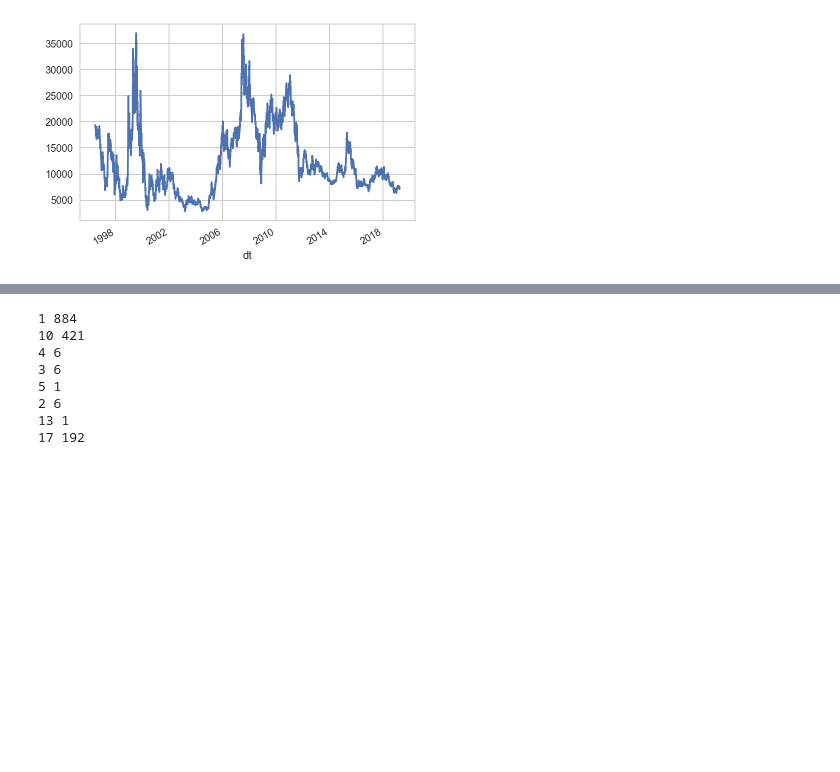
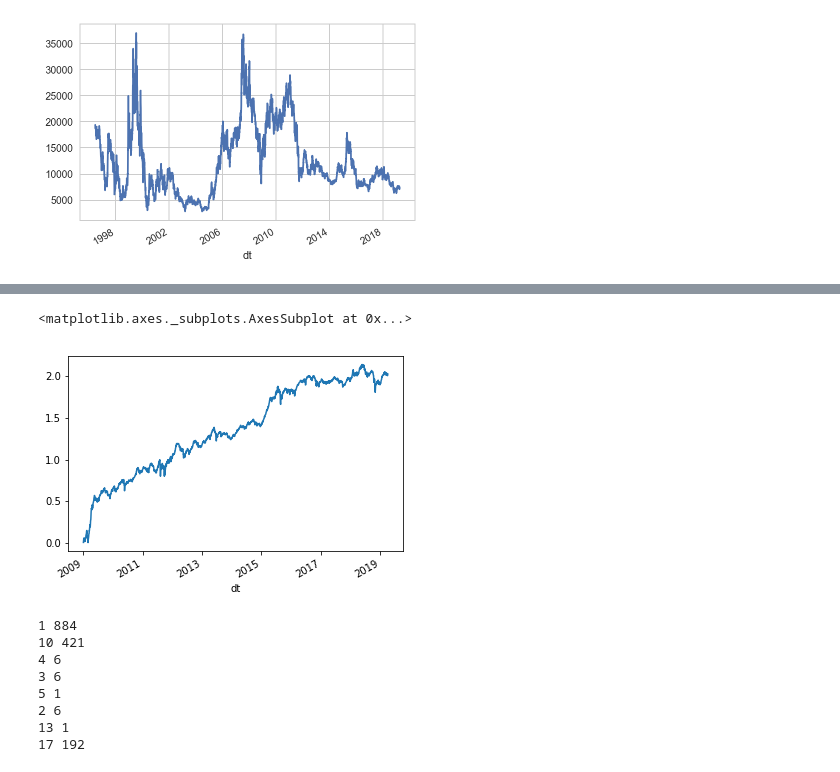
Before and after one commit to kimjungwon90/trade_bot, a Jupyter notebook: ServerSide.ipynb, the cells around one changed output, grey strips where cells are left out. Saved outputs shown, nothing was run; the diff lists cells and outputs as text; code cells hidden in the pictures; blank space fills up the shorter version.

```diff
--- a/ServerSide.ipynb
+++ b/ServerSide.ipynb
@@ -78,0 +190,11 @@ df_stock[df_stock["cr"] > 30]
+# %%
+fitted = pca_roll.fit_transform(kospi_rtn_09.shift(1).fillna(0).clip(-0.1, 0.1))
+# %%
+target_return = pd.DataFrame(pca_roll.inverse_transform(fitted))
+# %%
+target_return.index = kospi_rtn_09.index
+target_return.columns = kospi_rtn_09.columns
+# %%
+alpha_mx = kospi_rtn_09 - target_return
+alpha_mx = alpha_mx.rank(axis=1)
+alpha_mx = alpha_mx.div(alpha_mx.sum(axis=1), axis=0)
@@ -79,3 +223,8 @@ df_stock[df_stock["cr"] > 30]
+# %%
+((alpha_mx.shift(1) * (kospi_rtn_09.clip(-0.3, 0.3) + 1)).sum(axis=1).loc["2009-01-05":] - 1).cumsum().plot()
+# %% [output]
+<matplotlib.axes._subplots.AxesSubplot at 0x...>
+[figure, added]
 # %%
 for x in kospi_info["section"].unique():
     print(x, kospi_info[kospi_info["section"] == x].shape[0])
```
Also changed, not shown: parts of 14 cells of this notebook.
